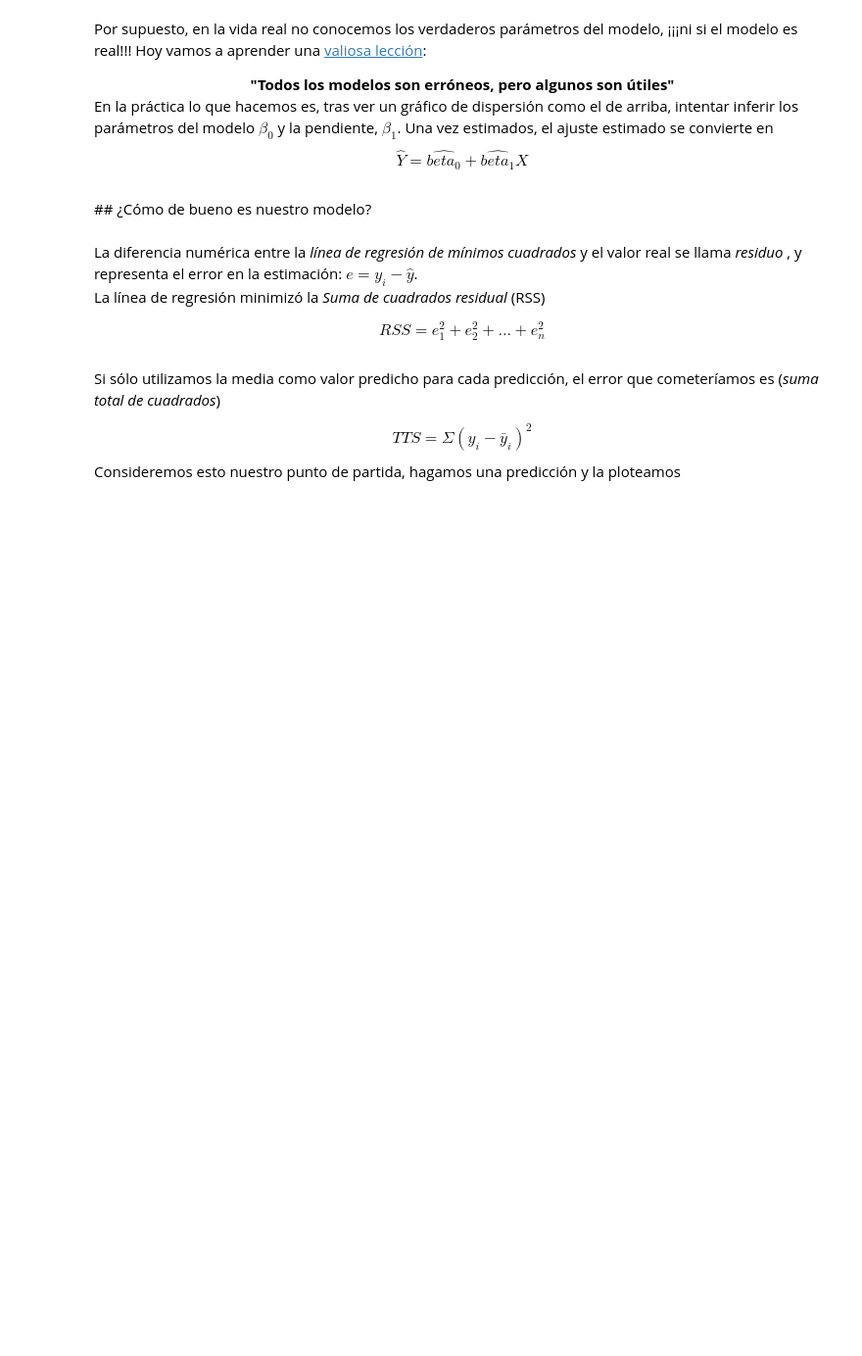
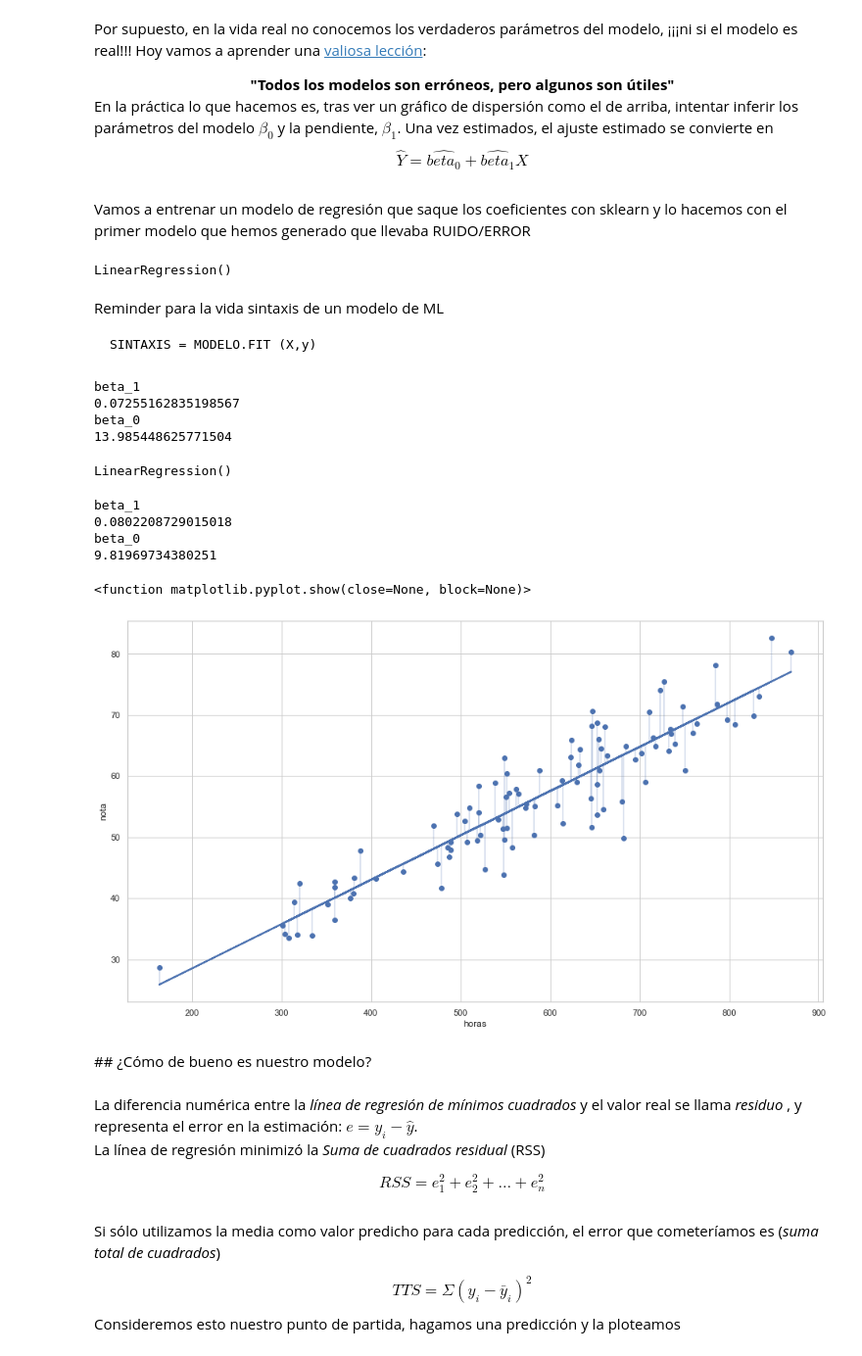
Before and after one commit to Ironhack-Data-Madrid-Mayo-2021/Classroom-Materials, a Jupyter notebook: week_06/03-linear_regression.ipynb, the cells around one changed output. Shown: that part at 98% size. Drawn from its saved outputs; the diff is of its cells as text; code cells hidden in the pictures; blank space fills up the shorter version.

````diff
--- a/week_06/03-linear_regression.ipynb
+++ b/week_06/03-linear_regression.ipynb
@@ -85,3 +161,44 @@ Por supuesto, en la vida real no conocemos los verdaderos parámetros del modelo
 
 
 En la práctica lo que hacemos es, tras ver un gráfico de dispersión como el de arriba, intentar inferir los parámetros del modelo $\beta_0$ y la pendiente, $\beta_1$.  Una vez estimados, el ajuste estimado se convierte en $$ \hat{Y} = \hat{beta_0} + \hat{beta_1} X$$
+# %%
+lr = LinearRegression()
+# %% [markdown]
+Vamos a entrenar un modelo de regresión que saque los coeficientes con sklearn y lo hacemos con el primer modelo que hemos generado que llevaba RUIDO/ERROR
+# %%
+lr.fit(
+
+    X = data[["horas"]],
+    y = data.nota
+
+)
+# %% [output]
+LinearRegression()
+# %% [markdown]
+Reminder para la vida sintaxis de un modelo de ML
+
+```python
+SINTAXIS = MODELO.FIT (X,y)
+```
+# %%
+beta_1 = lr.coef_[0]
+beta_0 = lr.intercept_
+# %%
+print("beta_1")
+print(beta_1)
+print("beta_0")
+print(beta_0)
+# %% [output]
+beta_1
+0.07255162835198567
+beta_0
+13.985448625771504
+# %%
+lr.fit(
+
+    X = data_irreal[["horas"]],
+    y = data_irreal.nota
+
+)
+# %% [output]
+LinearRegression()
@@ -88,5 +210,25 @@ En la práctica lo que hacemos es, tras ver un gráfico de dispersión como el d
+# %%
+print("beta_1")
+print(beta_1_irreal)
+print("beta_0")
+print(beta_0_irreal)
+# %% [output]
+beta_1
+0.0802208729015018
+beta_0
+9.81969734380251
 # %%
 # Vamos a pintar la línea de regresión con el residuo
+y_hat = beta_0 + beta_1 * X # Línea de regresión
+plt.scatter(X,y) # pintar los puntos
+plt.plot(X,  y_hat, lw=2) #pintamos la línea de regresión
+plt.vlines(X, y_hat, y, lw=0.4) #pintamos las líneas que van desde los puntos a la línea de regresión (Residuo)
+plt.xlabel("horas")
+plt.ylabel("nota")
+plt.show
+# %% [output]
+<function matplotlib.pyplot.show(close=None, block=None)>
+[figure, added]
 # %% [markdown]
 ## ¿Cómo de bueno es nuestro modelo?
 # %% [markdown]
````
Also changed, not shown: parts of 37 cells of this notebook.
